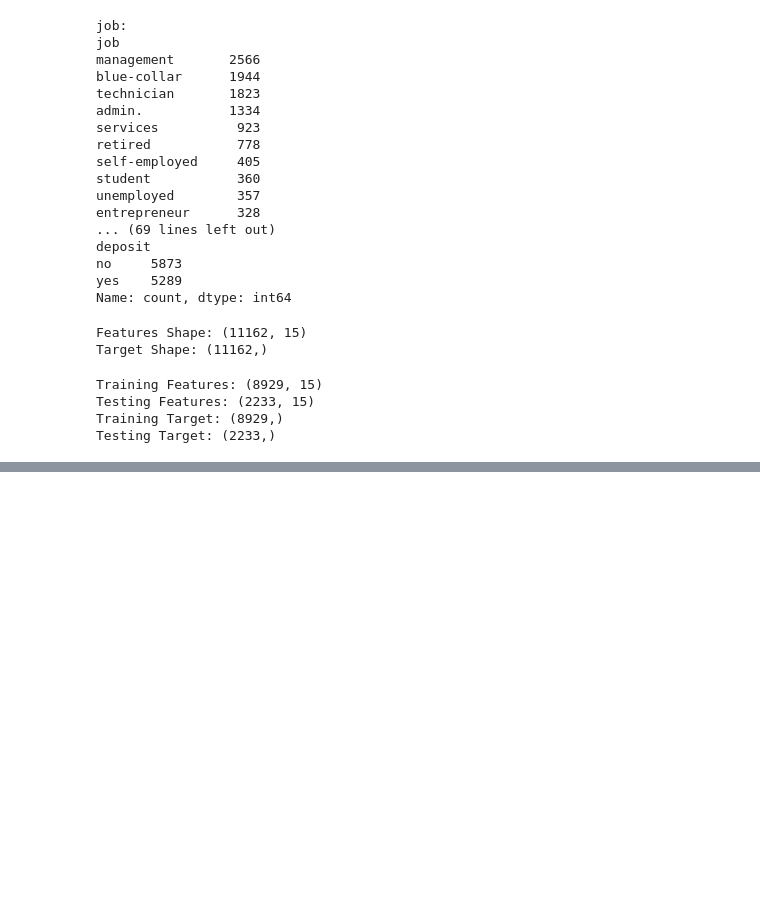
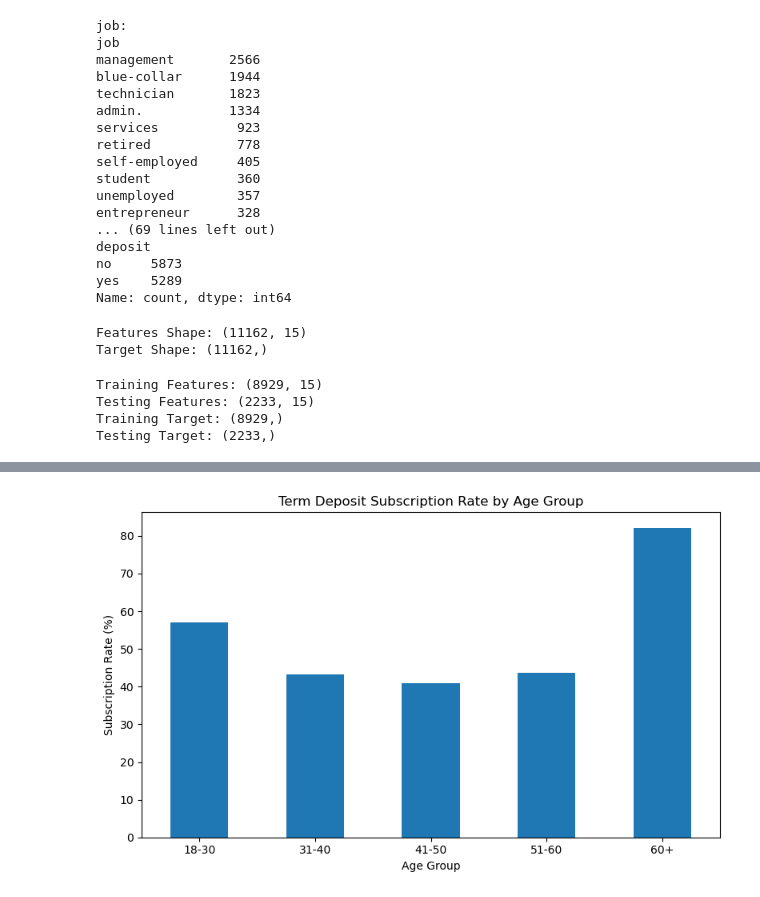
Before and after one commit to jasleenjk07/markovate-assessment, a Jupyter notebook: notebooks/Customer_Subscription_Classification.ipynb, the cells around one changed output, grey strips where cells are left out. Drawn from its saved outputs; the diff is of its cells as text; code cells hidden in the pictures; blank space fills up the shorter version.

```diff
--- a/notebooks/Customer_Subscription_Classification.ipynb
+++ b/notebooks/Customer_Subscription_Classification.ipynb
@@ -245,0 +268,13 @@ Testing Target: (2233,)
+# %%
+df["age_group"] = pd.cut(
+    df["age"],
+    bins = [18, 30, 40, 50, 60, 100],
+    labels = ["18-30", "31-40", "41-50", "51-60", "60+"],
+    include_lowest = True
+)
+
+age_subscription = df.groupby("age_group", observed = False)["deposit"].apply(
+    lambda x : (x == "yes").mean() * 100
+)
+
+print(age_subscription)
@@ -245,0 +289,10 @@ Testing Target: (2233,)
+# %%
+age_subscription.plot(kind = "bar", figsize = (8, 5))
+plt.title("Term Deposit Subscription Rate by Age Group")
+plt.xlabel("Age Group")
+plt.ylabel("Subscription Rate (%)")
+plt.xticks(rotation = 0)
+plt.tight_layout()
+plt.show()
+# %% [output]
+[figure, added]
```
Also changed, not shown: parts of 12 cells of this notebook.
